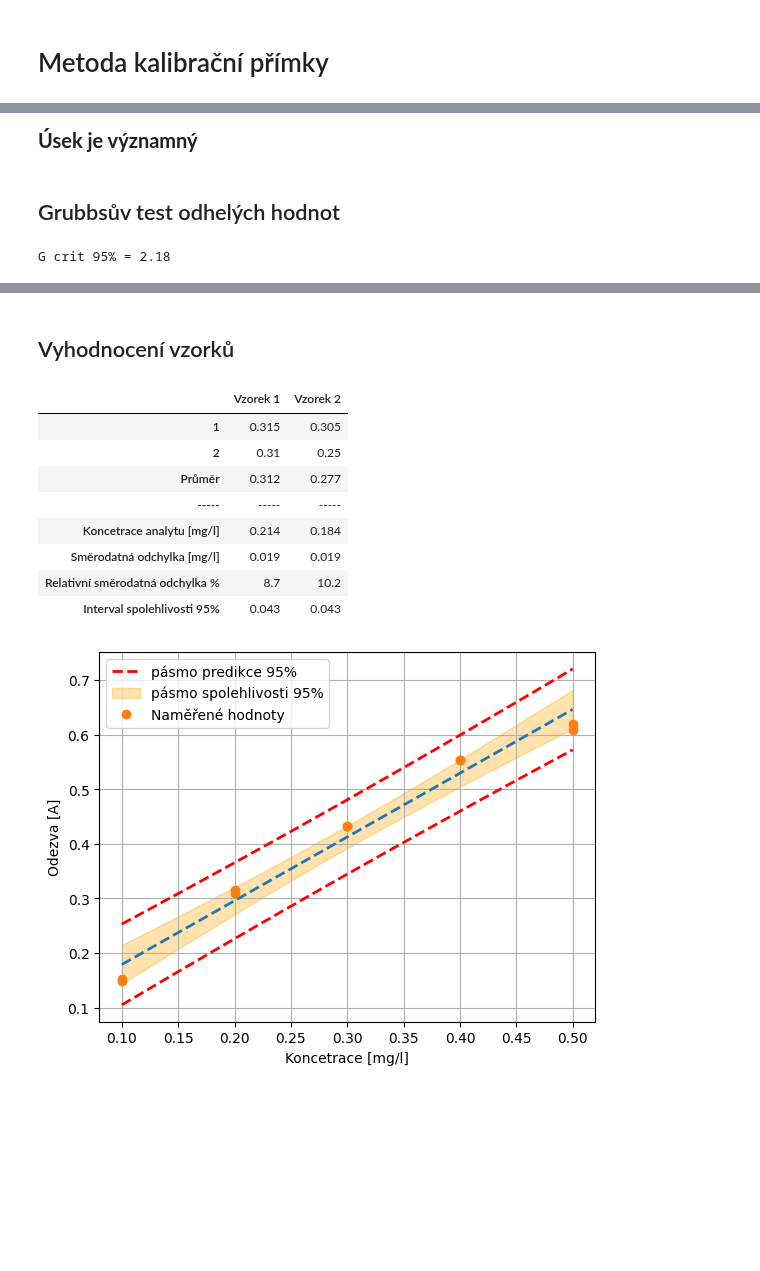
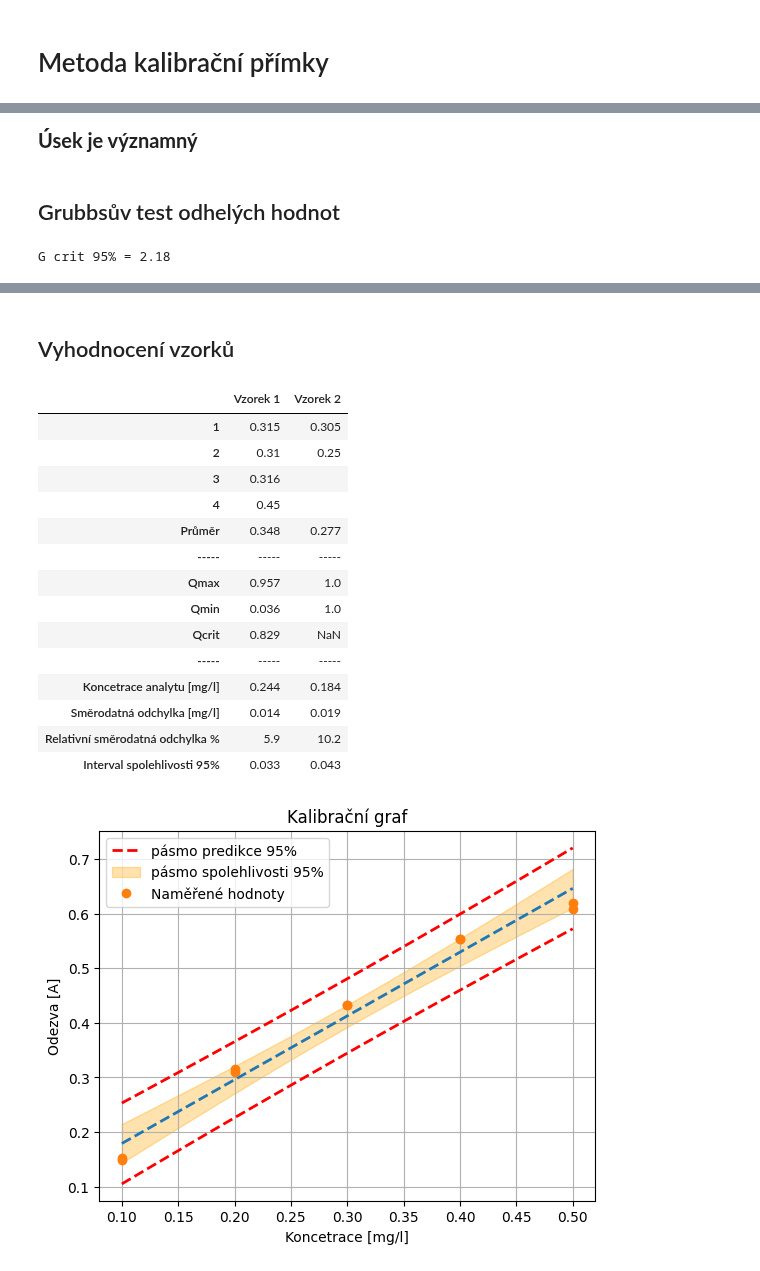
Before and after one commit to Xixaus/Nastroje, a Jupyter notebook: Kalibračka.ipynb, the cells around one changed output, grey strips where cells are left out. Drawn from its saved outputs; the diff is of its cells as text; code cells hidden in the pictures; blank space fills up the shorter version.

```diff
--- a/Kalibračka.ipynb
+++ b/Kalibračka.ipynb
@@ -34,11 +35,11 @@ R_unit = "A" #@param {type:"string"}
 R_standards = "0,152;0,149/0,31;0,316/0,432;0,432/0,554;0,554/0,608;0,62"#@param {type:"string"}
 c_standards = "0,1/0,2/0,3/0,4/0,5"#@param {type:"string"}
 
-R_sample = "0,315;0,31/0,305;0,25" #@param {type:"string"}
+R_sample = "0,315;0,310;0,316;0,45/0,305;0,250" #@param {type:"string"}
 Fz =  1#@param {type:"number"}
-full_summary = False #@param {type:"boolean"}
+full_summary = True #@param {type:"boolean"}
 intercept = True #@param {type:"boolean"}
-DeanDixon_test = False #@param {type:"boolean"}
+DeanDixon_test = True #@param {type:"boolean"}
 # %%
 #@title Graf s výsledkem
 
@@ -191,6 +192,7 @@ print("")
 x, y = calibration.iloc[:,0].values, calibration.iloc[:,1].values
 intervals = intervals(model, calibration)
 
+plt.title("Kalibrační graf")
 #plt.rcParams["figure.figsize"] = (19,9)
 plt.plot(intervals["x"], intervals["y"], '--', lw=2)
 plt.plot(intervals["x"], intervals["under_ci"], 'r--', lw=2)
@@ -217,25 +226,31 @@ Concentration     1.1680      0.063     18.544      0.000       1.023       1.31
 Úsek je významný
 Grubbsův test odhelých hodnot
 G crit 95% = 2.18
 |  | Concentration | Signal | G |
 | 1 | 0.1 | 0.152 | 1.08 |
 | 2 | 0.1 | 0.149 | 1.19 |
 | 3 | 0.2 | 0.310 | 0.56 |
 | 4 | 0.2 | 0.316 | 0.80 |
 | 5 | 0.3 | 0.432 | 0.77 |
 | 6 | 0.3 | 0.432 | 0.77 |
 | 7 | 0.4 | 0.554 | 0.97 |
 | 8 | 0.4 | 0.554 | 0.97 |
 | 9 | 0.5 | 0.608 | 1.52 |
 | 10 | 0.5 | 0.620 | 1.04 |
 Vyhodnocení vzorků
 |  | Vzorek 1 | Vzorek 2 |
 | 1 | 0.315 | 0.305 |
 | 2 | 0.31 | 0.25 |
-| Průměr | 0.312 | 0.277 |
+| 3 | 0.316 |  |
+| 4 | 0.45 |  |
+| Průměr | 0.348 | 0.277 |
 | ----- | ----- | ----- |
-| Koncetrace analytu [mg/l] | 0.214 | 0.184 |
-| Směrodatná odchylka [mg/l] | 0.019 | 0.019 |
-| Relativní směrodatná odchylka % | 8.7 | 10.2 |
-| Interval spolehlivosti 95% | 0.043 | 0.043 |
+| Qmax | 0.957 | 1.0 |
+| Qmin | 0.036 | 1.0 |
+| Qcrit | 0.829 | NaN |
+| ----- | ----- | ----- |
+| Koncetrace analytu [mg/l] | 0.244 | 0.184 |
+| Směrodatná odchylka [mg/l] | 0.014 | 0.019 |
+| Relativní směrodatná odchylka % | 5.9 | 10.2 |
+| Interval spolehlivosti 95% | 0.033 | 0.043 |
-[figure, old version]
+[figure, new version]
```
Also changed, not shown: parts of 3 cells of this notebook.
